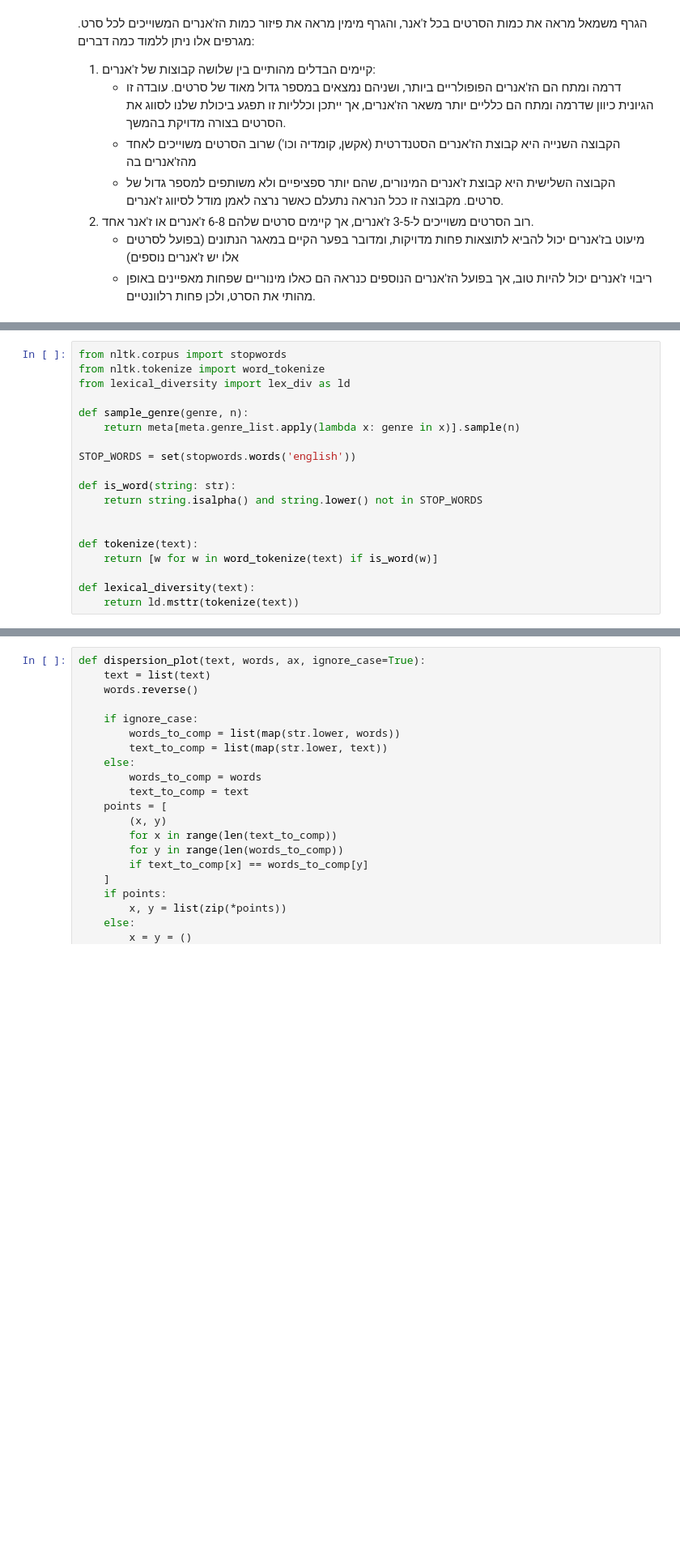
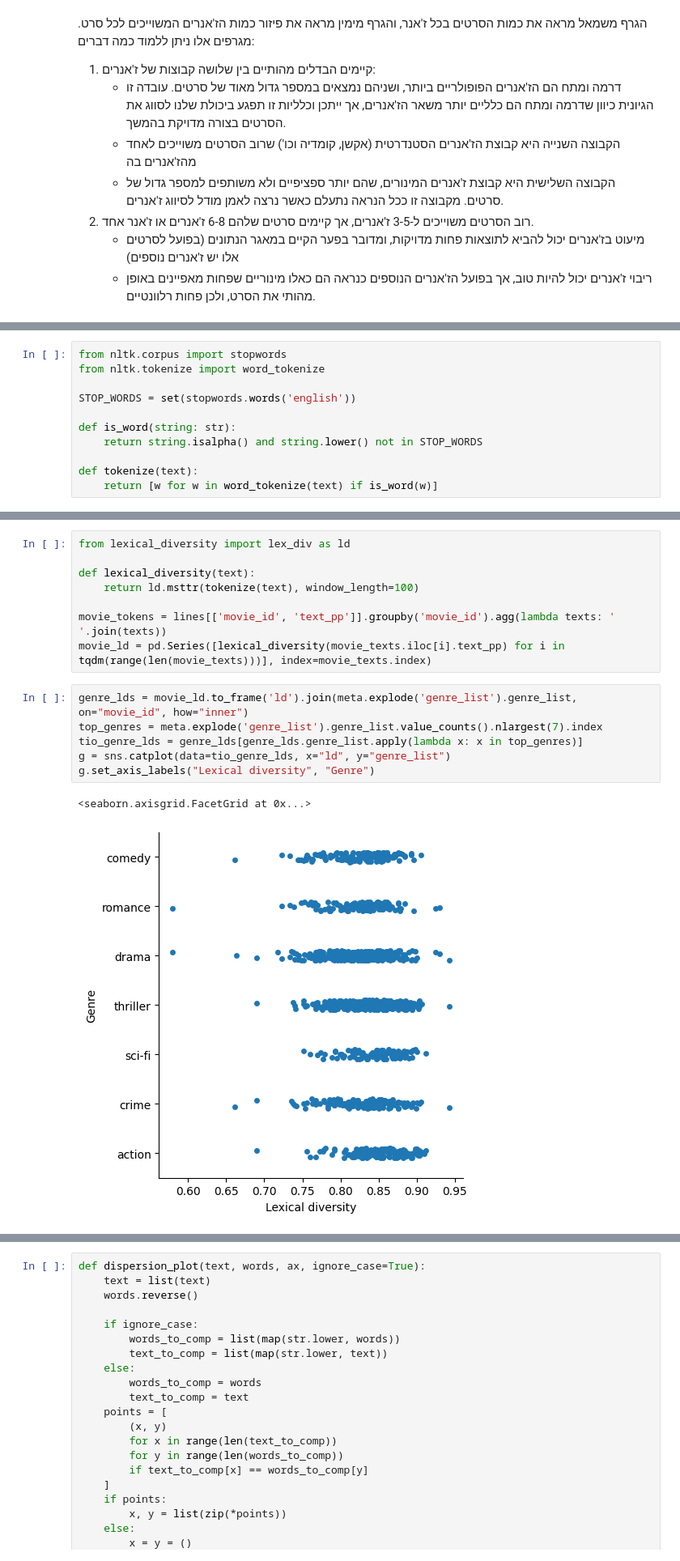
Before and after one commit to eitamyo/ou-workshop-project, a Jupyter notebook: emotional-genre-classification.ipynb, the cells around one changed output, grey strips where cells are left out. Shown at 81% size. Drawn from its saved outputs; the diff is of its cells as text; blank space fills up the shorter version.

```diff
--- a/emotional-genre-classification.ipynb
+++ b/emotional-genre-classification.ipynb
@@ -183,19 +184,11 @@ plt.show()
 # %%
 from nltk.corpus import stopwords
 from nltk.tokenize import word_tokenize
-from lexical_diversity import lex_div as ld
-
-def sample_genre(genre, n):
-    return meta[meta.genre_list.apply(lambda x: genre in x)].sample(n)
 
 STOP_WORDS = set(stopwords.words('english'))
 
 def is_word(string: str):
     return string.isalpha() and string.lower() not in STOP_WORDS
 
-
 def tokenize(text):
     return [w for w in word_tokenize(text) if is_word(w)]
-
-def lexical_diversity(text):
-    return ld.msttr(tokenize(text))
@@ -213,0 +201,17 @@ NameError: name 'movie_texts' is not defined
+# %%
+from lexical_diversity import lex_div as ld
+
+def lexical_diversity(text):
+    return ld.msttr(tokenize(text), window_length=100)
+
+movie_tokens = lines[['movie_id', 'text_pp']].groupby('movie_id').agg(lambda texts: ' '.join(texts))
+movie_ld = pd.Series([lexical_diversity(movie_texts.iloc[i].text_pp) for i in tqdm(range(len(movie_texts)))], index=movie_texts.index)
+# %%
+genre_lds = movie_ld.to_frame('ld').join(meta.explode('genre_list').genre_list, on="movie_id", how="inner")
+top_genres = meta.explode('genre_list').genre_list.value_counts().nlargest(7).index
+tio_genre_lds = genre_lds[genre_lds.genre_list.apply(lambda x: x in top_genres)]
+g = sns.catplot(data=tio_genre_lds, x="ld", y="genre_list")
+g.set_axis_labels("Lexical diversity", "Genre")
+# %% [output]
+<seaborn.axisgrid.FacetGrid at 0x...>
+[figure, added]
```
Also changed, not shown: parts of 24 cells of this notebook.
